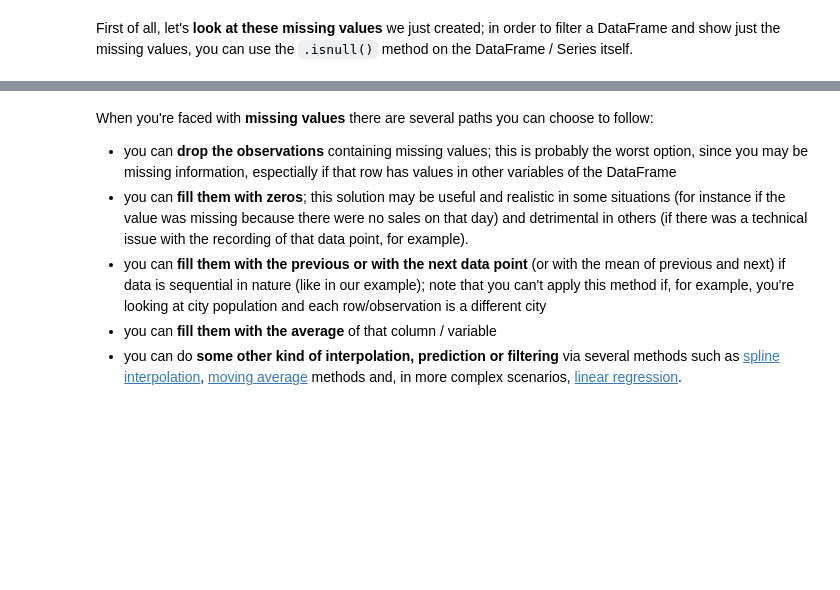
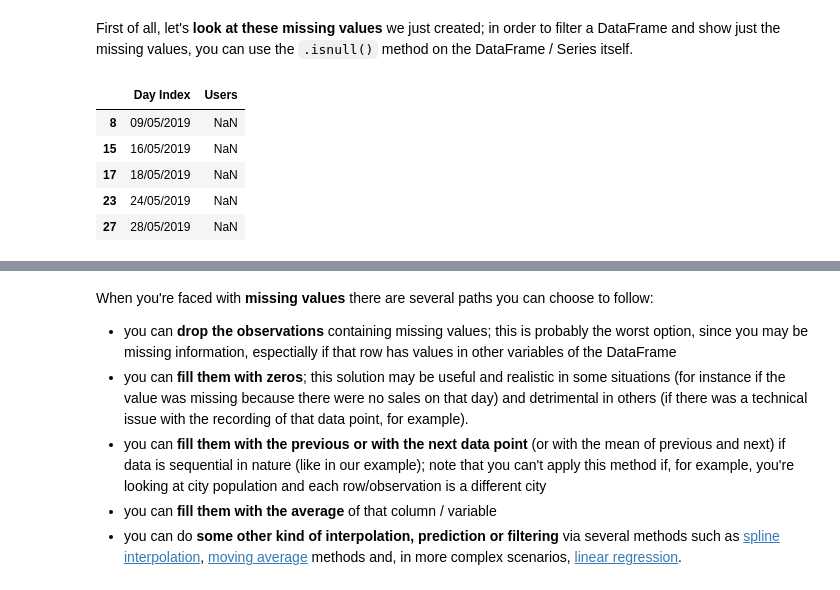
Before and after one commit to boolean-data-analytics/3.12.28-Pandas-Data-Wrangling, a Jupyter notebook: 3.12.28 Pandas Data Wrangling.ipynb, the cells around one changed output, grey strips where cells are left out. Saved outputs shown, nothing was run; the diff lists cells and outputs as text; code cells hidden in the pictures; blank space fills up the shorter version.

```diff
--- a/3.12.28 Pandas Data Wrangling.ipynb
+++ b/3.12.28 Pandas Data Wrangling.ipynb
@@ -22,4 +50,11 @@ ts.iloc[ts.sample(n=5, random_state=42).index, 1] = np.nan
 # %% [markdown]
 First of all, let's **look at these missing values** we just created; in order to filter a DataFrame and show just the missing values, you can use the `.isnull()` method on the DataFrame / Series itself.
 # %%
-ts[ts.Users.isnull()]
+ts[ts['Users'].isnull()]
+# %% [output]
+|  | Day Index | Users |
+| 8 | 09/05/2019 | NaN |
+| 15 | 16/05/2019 | NaN |
+| 17 | 18/05/2019 | NaN |
+| 23 | 24/05/2019 | NaN |
+| 27 | 28/05/2019 | NaN |
```
Also changed, not shown: parts of 42 cells of this notebook.
